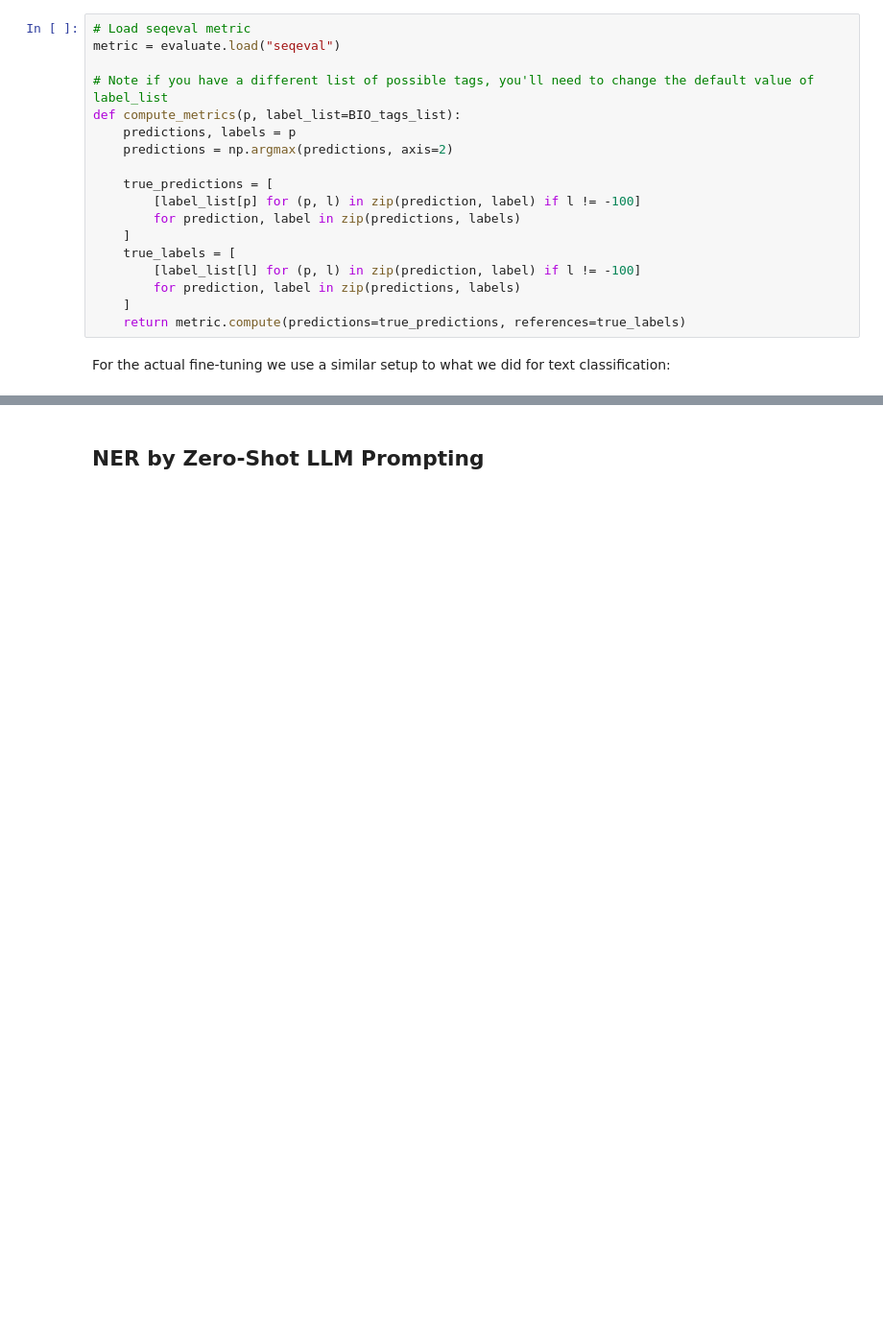
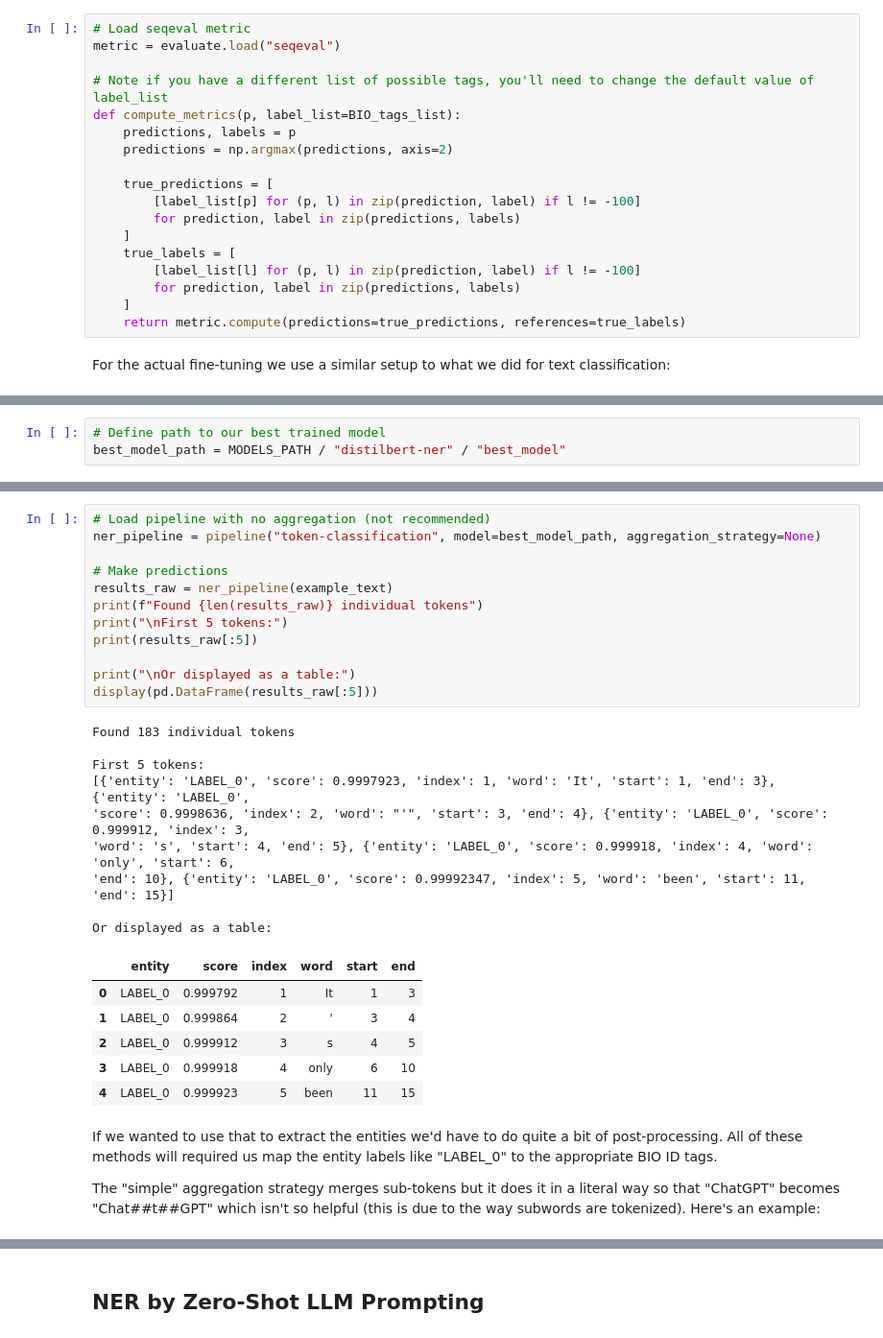
Before and after one commit to DataScienceUWL/DS776, a Jupyter notebook: Lessons/Lesson_10_Named_Entity_Recognition/L10_1_Finetuning_and_LLMs_for_NER.ipynb, the cells around one changed output, grey strips where cells are left out. Shown at 96% size. Saved outputs shown, nothing was run; the diff lists cells and outputs as text; blank space fills up the shorter version.

```diff
--- a/Lessons/Lesson_10_Named_Entity_Recognition/L10_1_Finetuning_and_LLMs_for_NER.ipynb
+++ b/Lessons/Lesson_10_Named_Entity_Recognition/L10_1_Finetuning_and_LLMs_for_NER.ipynb
@@ -480,0 +468,3 @@ That seems pretty amazing for entity recognition on text the model has never see
+# %%
+# Define path to our best trained model
+best_model_path = MODELS_PATH / "distilbert-ner" / "best_model"
@@ -480,0 +495,32 @@ That seems pretty amazing for entity recognition on text the model has never see
+# %%
+# Load pipeline with no aggregation (not recommended)
+ner_pipeline = pipeline("token-classification", model=best_model_path, aggregation_strategy=None)
+
+# Make predictions
+results_raw = ner_pipeline(example_text)
+print(f"Found {len(results_raw)} individual tokens")
+print("\nFirst 5 tokens:")
+print(results_raw[:5])
+
+print("\nOr displayed as a table:")
+display(pd.DataFrame(results_raw[:5]))
+# %% [output]
+Found 183 individual tokens
+
+First 5 tokens:
+[{'entity': 'LABEL_0', 'score': 0.9997923, 'index': 1, 'word': 'It', 'start': 1, 'end': 3}, {'entity': 'LABEL_0',
+'score': 0.9998636, 'index': 2, 'word': "'", 'start': 3, 'end': 4}, {'entity': 'LABEL_0', 'score': 0.999912, 'index': 3,
+'word': 's', 'start': 4, 'end': 5}, {'entity': 'LABEL_0', 'score': 0.999918, 'index': 4, 'word': 'only', 'start': 6,
+'end': 10}, {'entity': 'LABEL_0', 'score': 0.99992347, 'index': 5, 'word': 'been', 'start': 11, 'end': 15}]
+
+Or displayed as a table:
+|  | entity | score | index | word | start | end |
+| 0 | LABEL_0 | 0.999792 | 1 | It | 1 | 3 |
+| 1 | LABEL_0 | 0.999864 | 2 | ' | 3 | 4 |
+| 2 | LABEL_0 | 0.999912 | 3 | s | 4 | 5 |
+| 3 | LABEL_0 | 0.999918 | 4 | only | 6 | 10 |
+| 4 | LABEL_0 | 0.999923 | 5 | been | 11 | 15 |
+# %% [markdown]
+If we wanted to use that to extract the entities we'd have to do quite a bit of post-processing.  All of these methods will required us map the entity labels like "LABEL_0" to the appropriate BIO ID tags.
+
+The "simple" aggregation strategy merges sub-tokens but it does it in a literal way so that "ChatGPT" becomes "Chat##t##GPT" which isn't so helpful (this is due to the way subwords are tokenized).  Here's an example:
```
Also changed, not shown: parts of 75 cells of this notebook, 4 other files.
